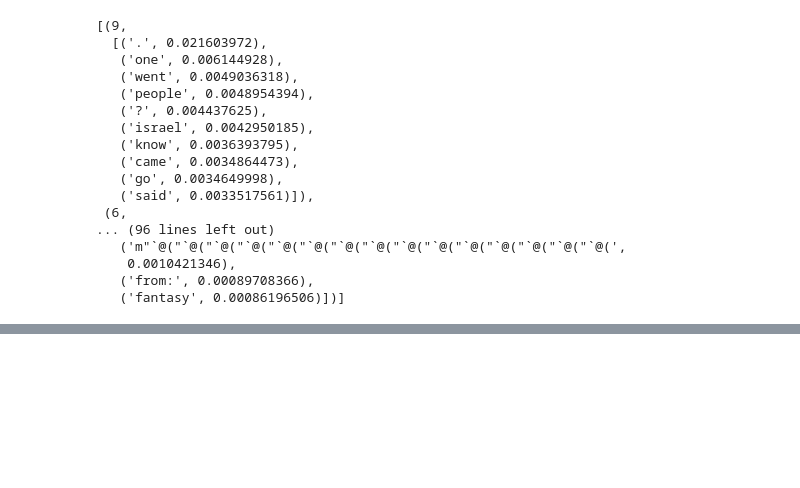
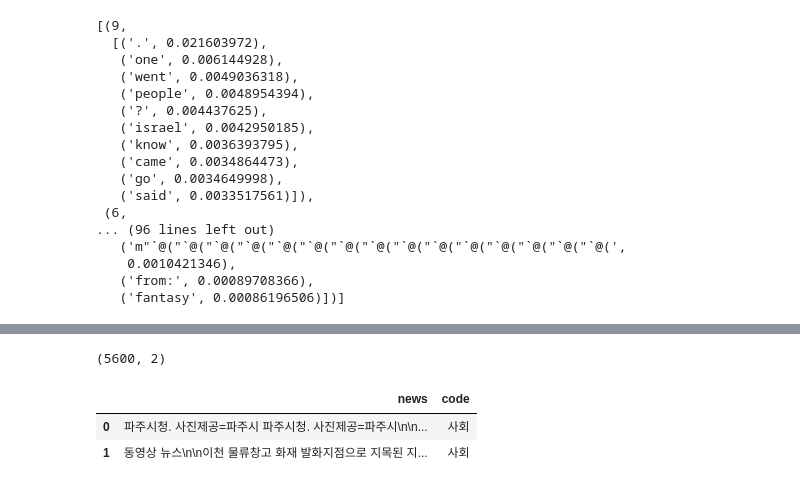
Before and after one commit to MarigoldJ/ygl2, a Jupyter notebook: class/20210615_nlp_day4.ipynb, the cells around one changed output, grey strips where cells are left out. Cells and saved outputs as stored; diff of their text form; code cells hidden in the pictures; blank space fills up the shorter version.

```diff
--- a/class/20210615_nlp_day4.ipynb
+++ b/class/20210615_nlp_day4.ipynb
@@ -318,0 +534,26 @@ pprint.pprint(lda_model.show_topics(formatted=False))
+# %%
+code_list = [102, 103, 105]
+# %%
+# 날짜, 페이지수
+# def make_total_data(page_num, code_list, data):
+#     df = None
+
+#     for code in code_list:
+#         url_list = make_urllist(page_num, code, date)
+#         df_temp = make_data(url_list, code)
+#         print(f'{code}번 코드에 대한 데이터를 만들었습니다.')
+
+#         if df is not None:
+#             df = pd.concat([df, df_temp])
+
+def make_total_data(page_num, code_list, date):
+    df = pd.DataFrame()
+
+    for code in code_list:
+        url_list = make_urllist(page_num, code, date)
+        df_temp = make_data(url_list, code)
+        print(f'{code}번 코드에 대한 데이터를 만들었습니다.')
+
+        df = pd.concat([df, df_temp])
+
+    return df
@@ -318,0 +580,10 @@ pprint.pprint(lda_model.show_topics(formatted=False))
+# %%
+df.shape
+# %% [output]
+(5600, 2)
+# %%
+df.head(2)
+# %% [output]
+|  | news | code |
+| 0 | 파주시청. 사진제공=파주시 파주시청. 사진제공=파주시\n\n... | 사회 |
+| 1 | 동영상 뉴스\n\n이천 물류창고 화재 발화지점으로 지목된 지... | 사회 |
```
Also changed, not shown: parts of 27 cells of this notebook.
